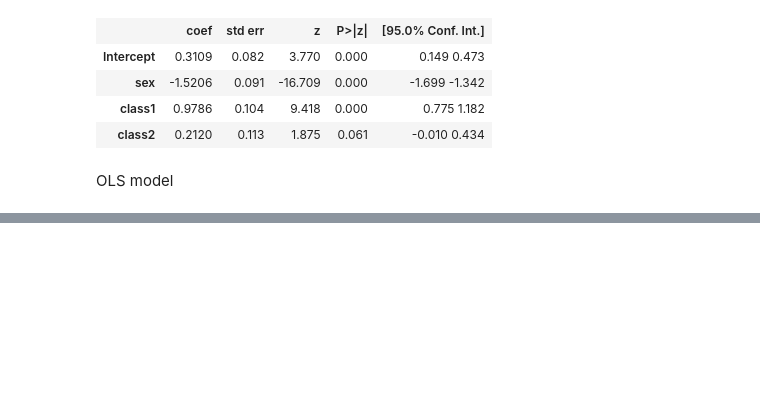
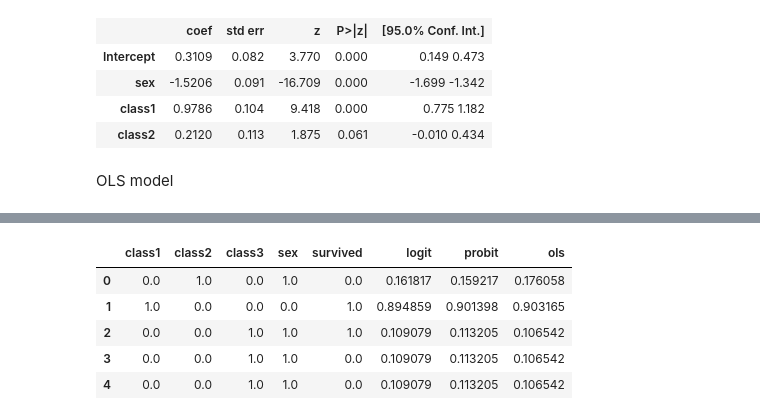
Before and after one commit to Sinopsys/SiEMK-Assignments, a Jupyter notebook: 6/Домашка по СиЭМК'у. #6.ipynb, the cells around one changed output, grey strips where cells are left out. Saved outputs shown, nothing was run; the diff lists cells and outputs as text; code cells hidden in the pictures; blank space fills up the shorter version.

```diff
--- a/6/Домашка по СиЭМК'у. #6.ipynb
+++ b/6/Домашка по СиЭМК'у. #6.ipynb
@@ -133,3 +133,16 @@ OLS Regression Results
 | Prob(Omnibus): | 0.000 | Jarque-Bera (JB): | 73.661 |
 | Skew: | 0.620 | Prob(JB): | 1.01e-16 |
 | Kurtosis: | 3.118 | Cond. No. | 4.24 |
+# %%
+df['logit'] = pd.Series(logit_res.predict(), index=df.index)
+df['probit'] = pd.Series(probit_res.predict(), index=df.index)
+df['ols'] = pd.Series(ols_res.predict(), index=df.index)
+# %%
+df.head()
+# %% [output]
+|  | class1 | class2 | class3 | sex | survived | logit | probit | ols |
+| 0 | 0.0 | 1.0 | 0.0 | 1.0 | 0.0 | 0.161817 | 0.159217 | 0.176058 |
+| 1 | 1.0 | 0.0 | 0.0 | 0.0 | 1.0 | 0.894859 | 0.901398 | 0.903165 |
+| 2 | 0.0 | 0.0 | 1.0 | 1.0 | 1.0 | 0.109079 | 0.113205 | 0.106542 |
+| 3 | 0.0 | 0.0 | 1.0 | 1.0 | 0.0 | 0.109079 | 0.113205 | 0.106542 |
+| 4 | 0.0 | 0.0 | 1.0 | 1.0 | 0.0 | 0.109079 | 0.113205 | 0.106542 |
```
Also changed, not shown: parts of 18 cells of this notebook, 1 other file.
